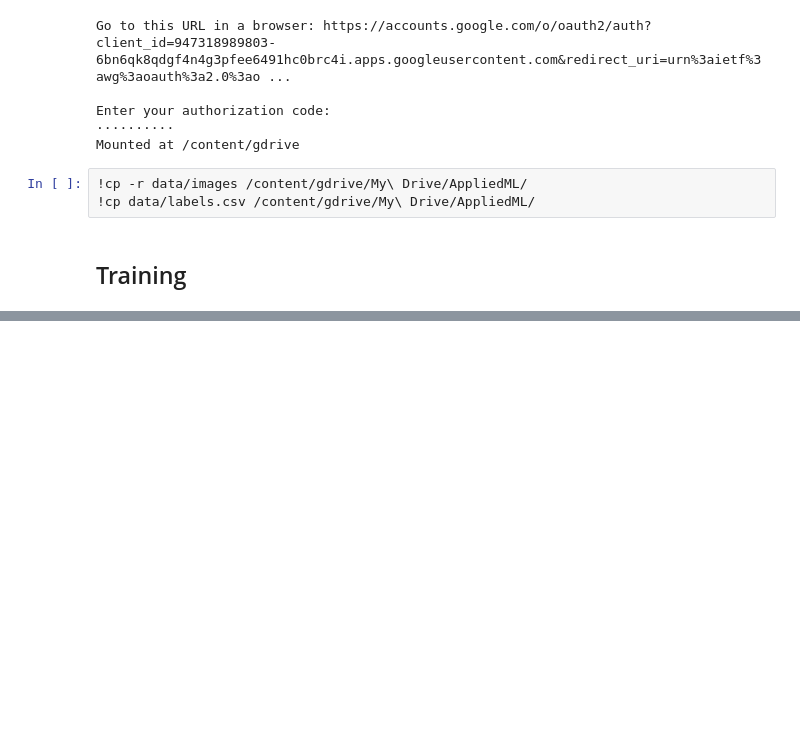
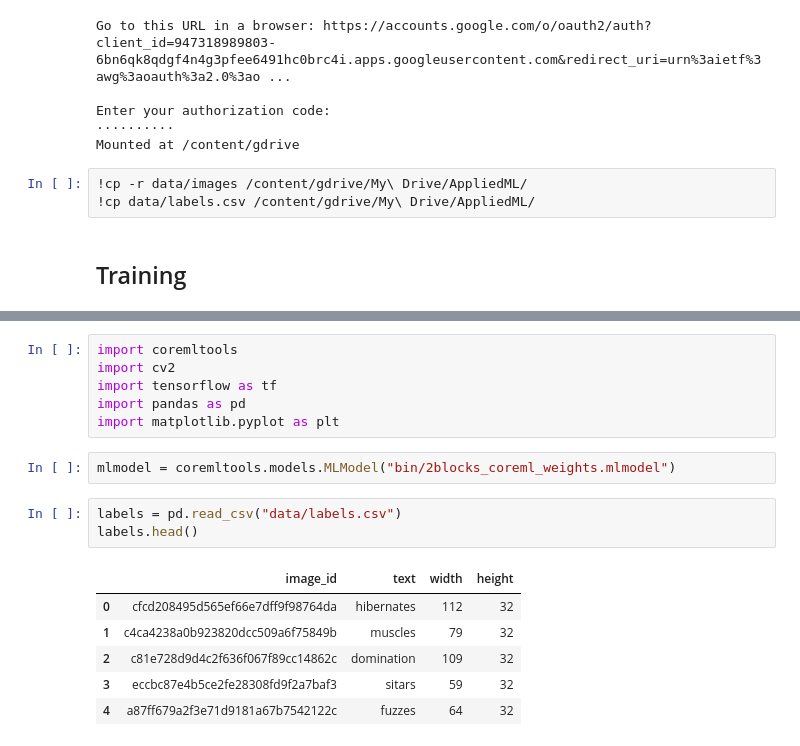
Before and after one commit to koukyo1994/iOS-note-v2, a Jupyter notebook: src/py/colab/Colab-create-dataset-and-train.ipynb, the cells around one changed output, grey strips where cells are left out. Saved outputs shown, nothing was run; the diff lists cells and outputs as text; blank space fills up the shorter version.

```diff
--- a/src/py/colab/Colab-create-dataset-and-train.ipynb
+++ b/src/py/colab/Colab-create-dataset-and-train.ipynb
@@ -90,0 +111,18 @@ Step 29650 : Loss :  1.13793397
+# %%
+import coremltools
+import cv2
+import tensorflow as tf
+import pandas as pd
+import matplotlib.pyplot as plt
+# %%
+mlmodel = coremltools.models.MLModel("bin/2blocks_coreml_weights.mlmodel")
+# %%
+labels = pd.read_csv("data/labels.csv")
+labels.head()
+# %% [output]
+|  | image_id | text | width | height |
+| 0 | cfcd208495d565ef66e7dff9f98764da | hibernates | 112 | 32 |
+| 1 | c4ca4238a0b923820dcc509a6f75849b | muscles | 79 | 32 |
+| 2 | c81e728d9d4c2f636f067f89cc14862c | domination | 109 | 32 |
+| 3 | eccbc87e4b5ce2fe28308fd9f2a7baf3 | sitars | 59 | 32 |
+| 4 | a87ff679a2f3e71d9181a67b7542122c | fuzzes | 64 | 32 |
```
Also changed, not shown: parts of 7 cells of this notebook.
